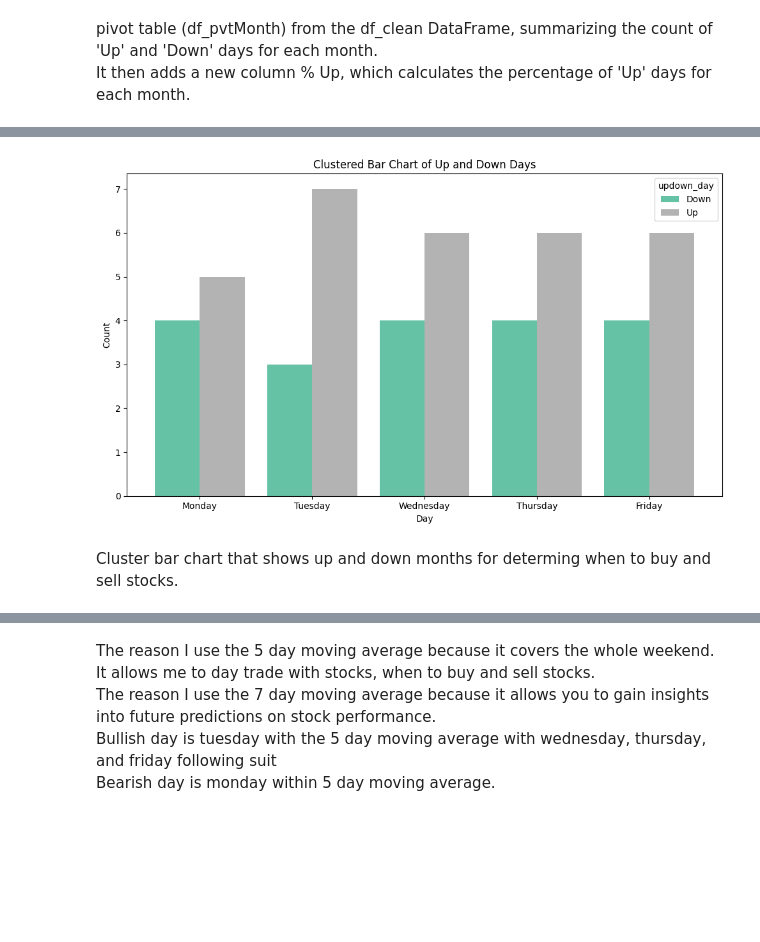
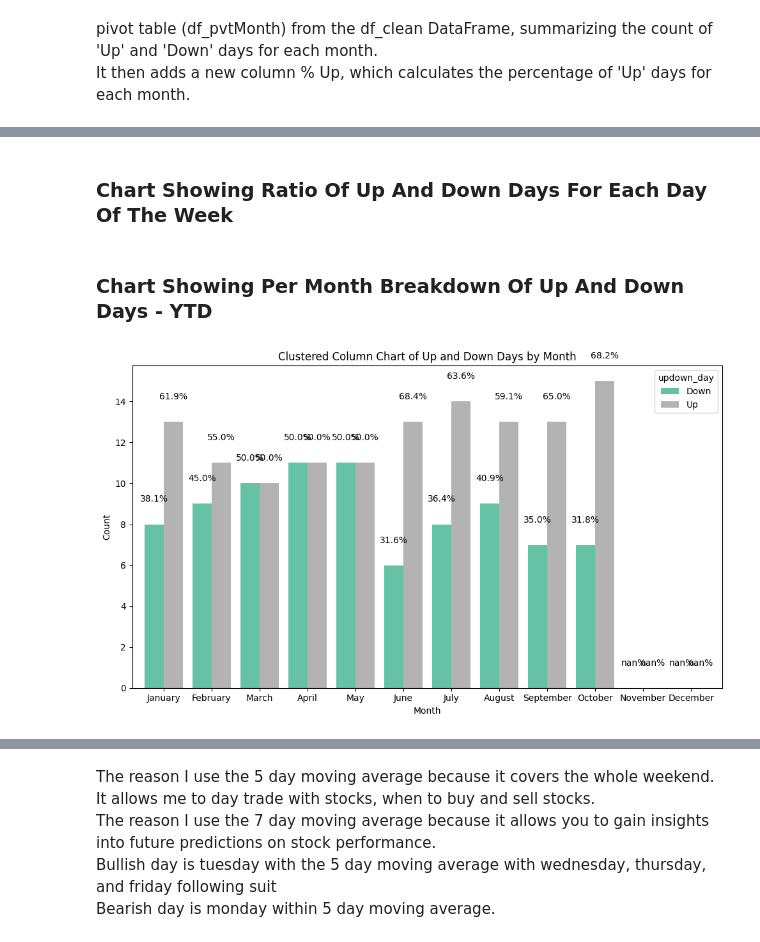
Before and after one commit to rindelicato/Nasdaq-Technical-Analysis-Trends, a Jupyter notebook: Stocks_Prices_backup_10092024.ipynb, the cells around one changed output, grey strips where cells are left out. Saved outputs shown, nothing was run; the diff lists cells and outputs as text; code cells hidden in the pictures; blank space fills up the shorter version.

Commit message:
Clean code

```diff
--- a/Stocks_Prices_backup_10092024.ipynb
+++ b/Stocks_Prices_backup_10092024.ipynb
@@ -18,9 +19,12 @@ import warnings
 # %%
 # Nasadq composite ticker symbol ^IXIC
 ticker = '^IXIC'
+start_date = '2024-01-01'
+date = datetime.now() + timedelta(days=1)
+end_date = date.strftime('%Y-%m-%d')
 
 # Fetch data for a ticker
-df = yf.download(ticker, start='2024-08-01', end='2024-10-10', progress=False)
+df = yf.download(ticker, start=start_date, end=end_date, progress=False)
 df_intra = yf.download(ticker, start='2024-08-01', end='2024-10-10', interval='60m', progress=False)
 # %%
 df.reset_index(inplace=True)
@@ -263,9 +267,17 @@ day_order = ['Monday', 'Tuesday', 'Wednesday', 'Thursday', 'Friday']
 
 # Convert 'day' column to a categorical variable with the specified order
 df_clean['day'] = pd.Categorical(df_clean['day'], categories=day_order, ordered=True)
+# %%
+df_clean['date'] = pd.to_datetime(df_clean['date'])
+
+df_clean.set_index('date', inplace=True)
+
+date_filter_start = '2024-07-01'
+
+date_filter = df_clean[date_filter_start:end_date]
 # %%
 # create a pivote table and assign it to a new dataframe df_pvtDay
-df_pvtDay = pd.pivot_table(df_clean, index='day', columns='updown_day', aggfunc='size', fill_value=0)
+df_pvtDay = pd.pivot_table(date_filter, index='day', columns='updown_day', aggfunc='size', fill_value=0)
 
 # Calculate the total sales for each city and add it as a new column
 df_pvtDay['% Up'] = (df_pvtDay['Up'] / df_pvtDay.sum(axis=1)) * 100
@@ -309,0 +370,2 @@ Cluster bar chart that shows up and down days for determing when to buy and sell
+# %% [markdown]
+### Chart Showing Ratio Of Up And Down Days For Each Day Of The Week
@@ -310,22 +374,36 @@ Cluster bar chart that shows up and down days for determing when to buy and sell
+# %% [markdown]
+### Chart Showing Per Month Breakdown Of Up And Down Days - YTD
 # %%
-# Create cluster bar chart
+df_pvtMonth_plot = df_pvtMonth.drop(columns='% Up')
 
-# Drop the '% Up' column as we are interested in plotting the counts for 'Up' and 'Down'
-df_pvtDay_plot = df_pvtDay.drop(columns='% Up')
+# Calculate percentage for each category within each month (row-wise)
+df_pvtMonth_percent = df_pvtMonth_plot.div(df_pvtMonth_plot.sum(axis=1), axis=0) * 100
 
-# Plotting the pivot table as a clustered bar chart
-df_pvtDay_plot.plot(kind='bar', figsize=(10, 6), width=0.8, colormap='Set2')
+# Plotting the pivot table as a clustered column chart (vertical bars)
+ax = df_pvtMonth_plot.plot(kind='bar', figsize=(10, 6), width=0.8, colormap='Set2')
+
+# Adding percentage labels on top of each bar
+for i, bar_group in enumerate(ax.containers):
+    for bar in bar_group:
+        # Get height and x position of each bar
+        height = bar.get_height()
+        x_position = bar.get_x() + bar.get_width() / 2
+
+        # Add percentage text (based on df_pvtMonth_percent values)
+        ax.text(
+            x_position, height + 1,  # Position slightly above the bar
+            f'{df_pvtMonth_percent.iloc[int(bar.get_x() + 0.5), i]:.1f}%',  # Format to 1 decimal place
+            ha='center', va='bottom'
+        )
 
 # Adding titles and labels
-plt.title('Clustered Bar Chart of Up and Down Days')
-plt.xlabel('Day')
+plt.title('Clustered Column Chart of Up and Down Days by Month')
+plt.xlabel('Month')
 plt.ylabel('Count')
-plt.xticks(rotation=0)  # Keep x-axis labels horizontal for better readability
+plt.xticks(rotation=0)  # Keep month labels horizontal for better readability
 
 # Show the plot
-plt.tight_layout()
+plt.tight_layout()  # Ensure the layout is nicely spaced
 plt.show()
 # %% [output]
-[figure, old version]
+[figure, new version]
-# %% [markdown]
-Cluster bar chart that shows up and down months for determing when to buy and sell stocks.
```
Also changed, not shown: parts of 17 cells of this notebook, 1 other file.
